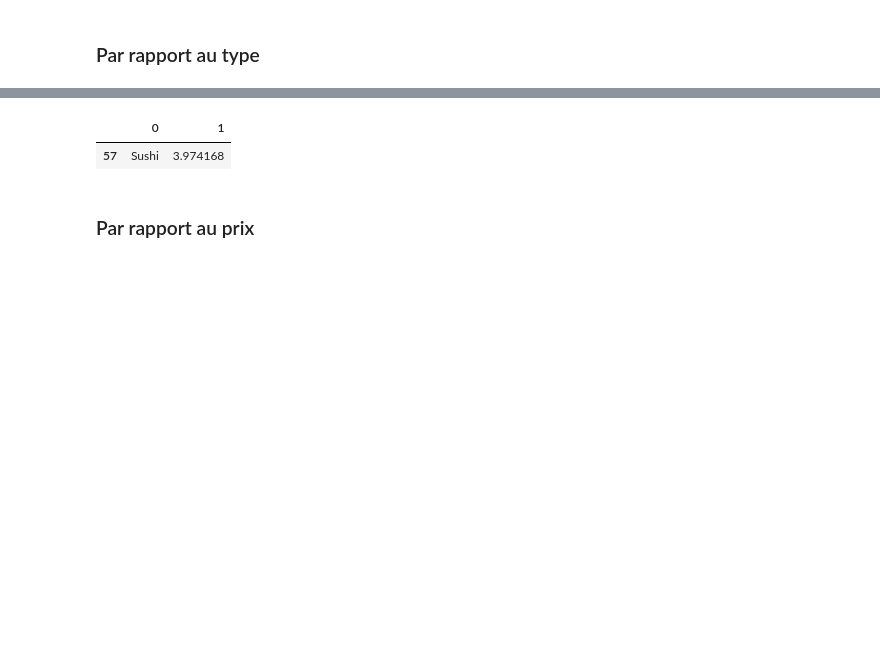
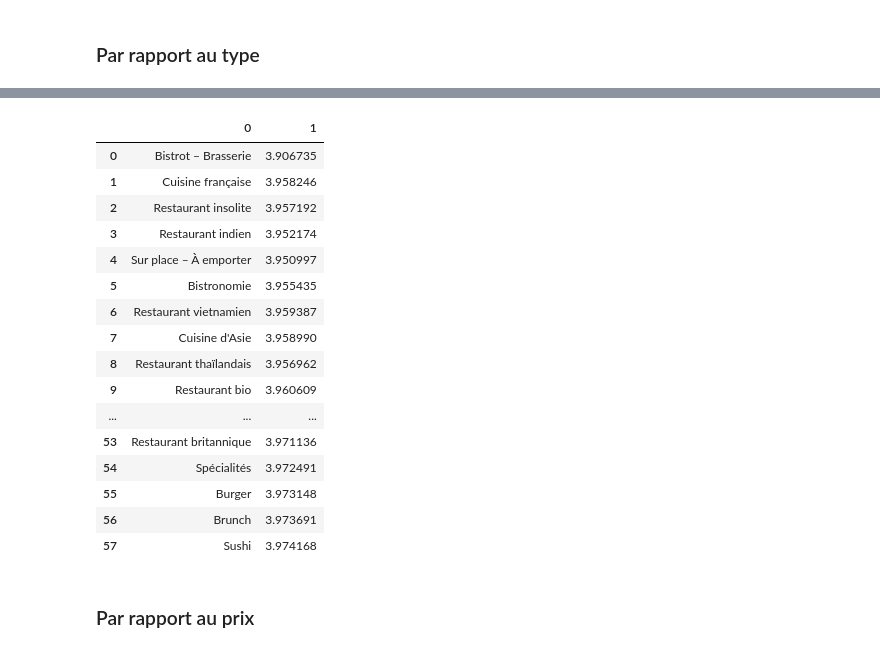
Before and after one commit to Nafbo/AVA-Resto, a Jupyter notebook: src/analysis/analysis.ipynb, the cells around one changed output, grey strips where cells are left out. Saved outputs shown, nothing was run; the diff lists cells and outputs as text; code cells hidden in the pictures; blank space fills up the shorter version.

```diff
--- a/src/analysis/analysis.ipynb
+++ b/src/analysis/analysis.ipynb
@@ -222,28 +291,43 @@ df_type
 # %%
 temp = []
 compte=0
 moyenne_type2 = []
 for yx in df_type.columns:
 
     for i in range(len(df_type[yx])):
         x = df_type[yx].iloc[i]
         result = x * df_type[yx].index[i]
         temp.append(result)
         compte += df_type[yx].iloc[i]
 
     total = 0
     for i2 in range(len(temp)):
         total+=temp[i2]
     moyenne_type2.append(total/compte)
 moyenne_type = []
 for i in range(len(moyenne_type2)):
     if df_type.columns[i] != 'Parcs d’attractions':
         moyenne_type.append([df_type.columns[i], moyenne_type2[i]])
 moyenne_type = pd.DataFrame(moyenne_type)
-# moyenne_type
-moyenne_type[moyenne_type[1] == moyenne_type[1].max()]
+moyenne_type
+# moyenne_type[moyenne_type[1] == moyenne_type[1].max()]
 # %% [output]
 |  | 0 | 1 |
+| 0 | Bistrot – Brasserie | 3.906735 |
+| 1 | Cuisine française | 3.958246 |
+| 2 | Restaurant insolite | 3.957192 |
+| 3 | Restaurant indien | 3.952174 |
+| 4 | Sur place – À emporter | 3.950997 |
+| 5 | Bistronomie | 3.955435 |
+| 6 | Restaurant vietnamien | 3.959387 |
+| 7 | Cuisine d'Asie | 3.958990 |
+| 8 | Restaurant thaïlandais | 3.956962 |
+| 9 | Restaurant bio | 3.960609 |
+| ... | ... | ... |
+| 53 | Restaurant britannique | 3.971136 |
+| 54 | Spécialités | 3.972491 |
+| 55 | Burger | 3.973148 |
+| 56 | Brunch | 3.973691 |
 | 57 | Sushi | 3.974168 |
 # %% [markdown]
 ### Par rapport au prix
```
Also changed, not shown: parts of 6 cells of this notebook, 1 other file.
